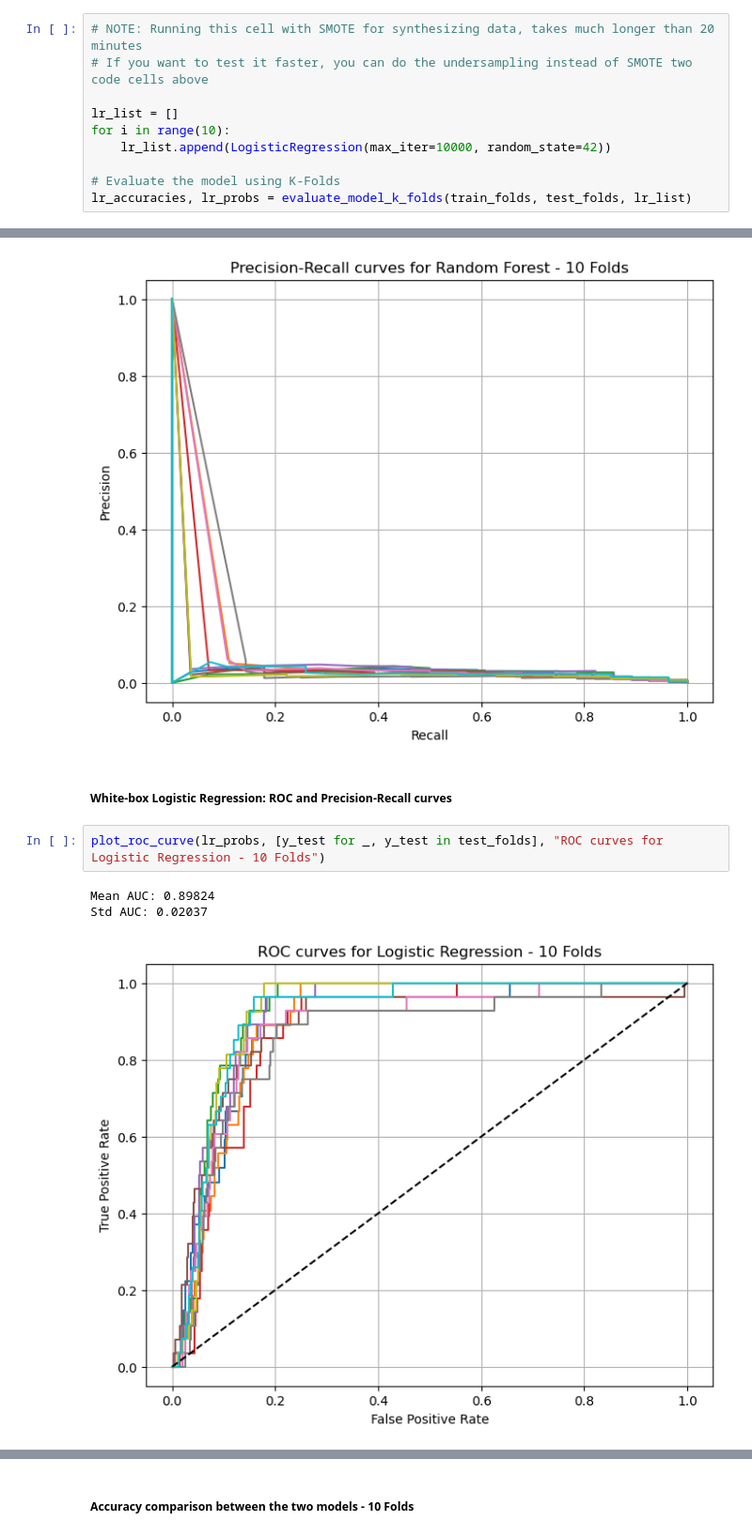
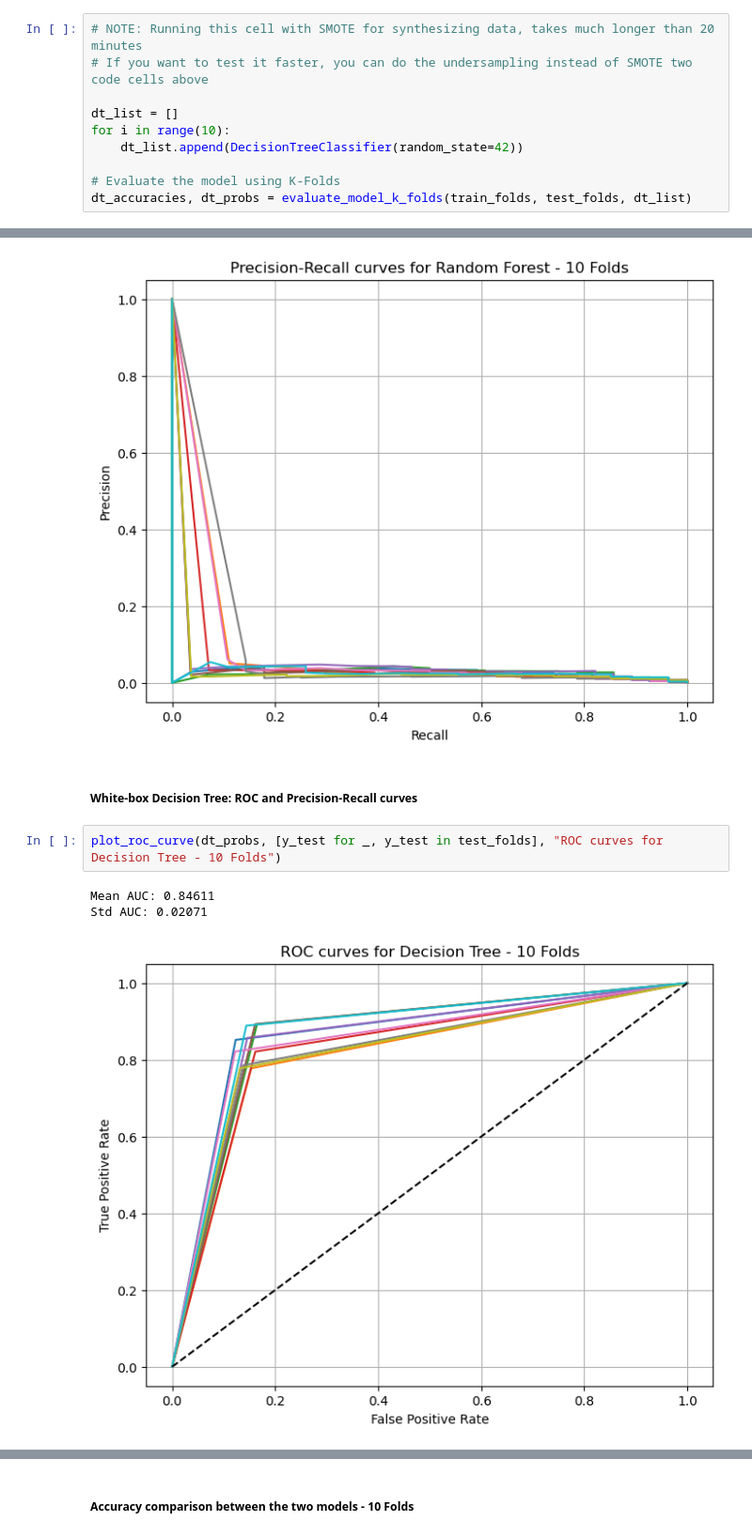
Before and after one commit to amar-mesic/cyber-data, a Jupyter notebook: lab-1/Lab1.ipynb, the cells around one changed output, grey strips where cells are left out. Shown at 94% size. Drawn from its saved outputs; the diff is of its cells as text.

```diff
--- a/lab-1/Lab1.ipynb
+++ b/lab-1/Lab1.ipynb
@@ -482,10 +482,10 @@ Fold 10 Accuracy: 0.86647
 # NOTE: Running this cell with SMOTE for synthesizing data, takes much longer than 20 minutes
 # If you want to test it faster, you can do the undersampling instead of SMOTE two code cells above
 
-lr_list = []
+dt_list = []
 for i in range(10):
-    lr_list.append(LogisticRegression(max_iter=10000, random_state=42))
+    dt_list.append(DecisionTreeClassifier(random_state=42))
 
 # Evaluate the model using K-Folds
-lr_accuracies, lr_probs = evaluate_model_k_folds(train_folds, test_folds, lr_list)
+dt_accuracies, dt_probs = evaluate_model_k_folds(train_folds, test_folds, dt_list)
 # %% [output]
@@ -582,11 +582,11 @@ plot_precision_recall_curve(rf_probs, [y_test for _, y_test in test_folds], "Pre
 Average Precision: 0.02380
 [figure]
 # %% [markdown]
-##### White-box Logistic Regression: ROC and Precision-Recall curves
+##### White-box Decision Tree: ROC and Precision-Recall curves
 # %%
-plot_roc_curve(lr_probs, [y_test for _, y_test in test_folds], "ROC curves for Logistic Regression - 10 Folds")
+plot_roc_curve(dt_probs, [y_test for _, y_test in test_folds], "ROC curves for Decision Tree - 10 Folds")
 # %% [output]
-Mean AUC: 0.89824
-Std AUC: 0.02037
+Mean AUC: 0.84611
+Std AUC: 0.02071
-[figure, old version]
+[figure, new version]
 # %%
```
Also changed, not shown: parts of 9 cells of this notebook.
